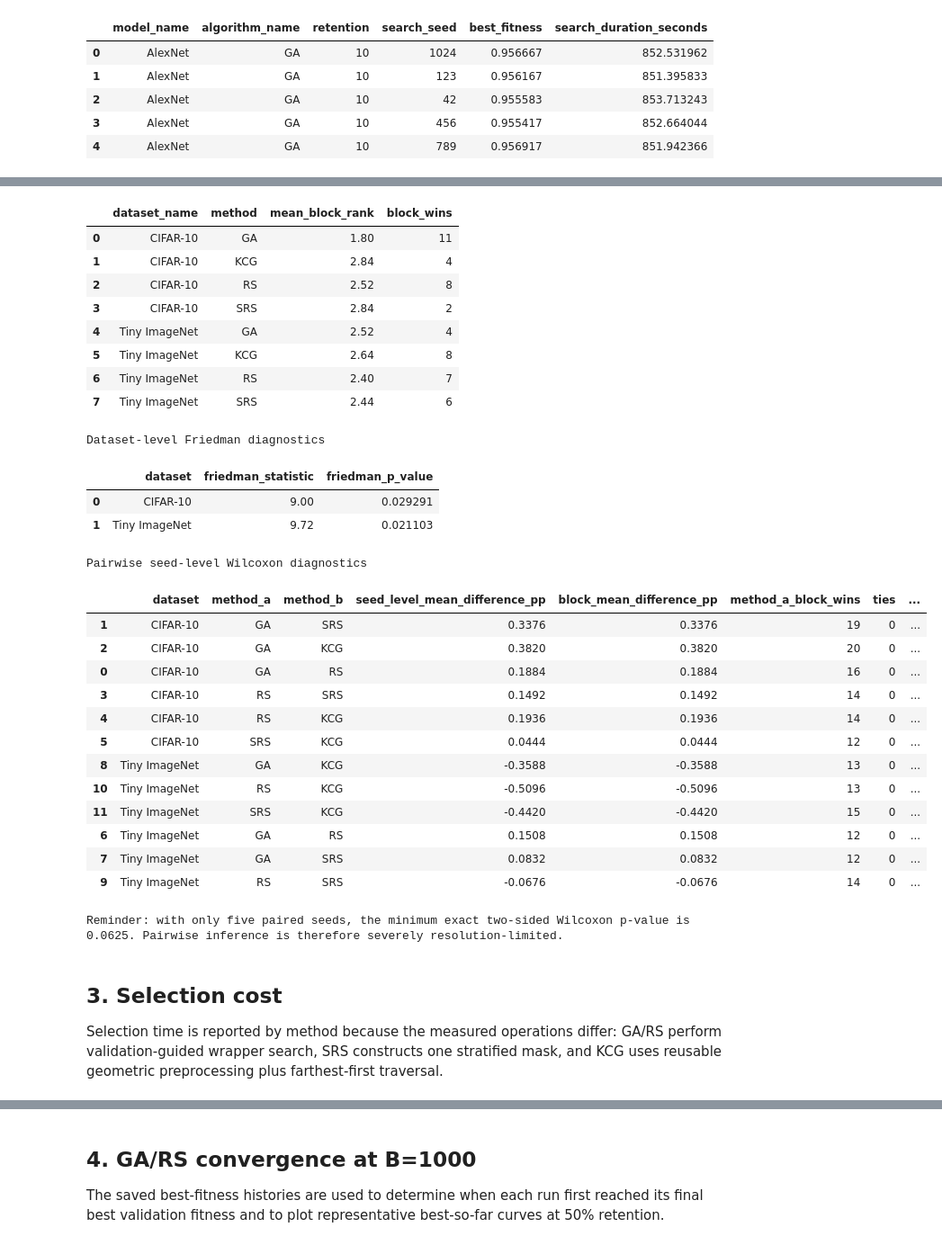
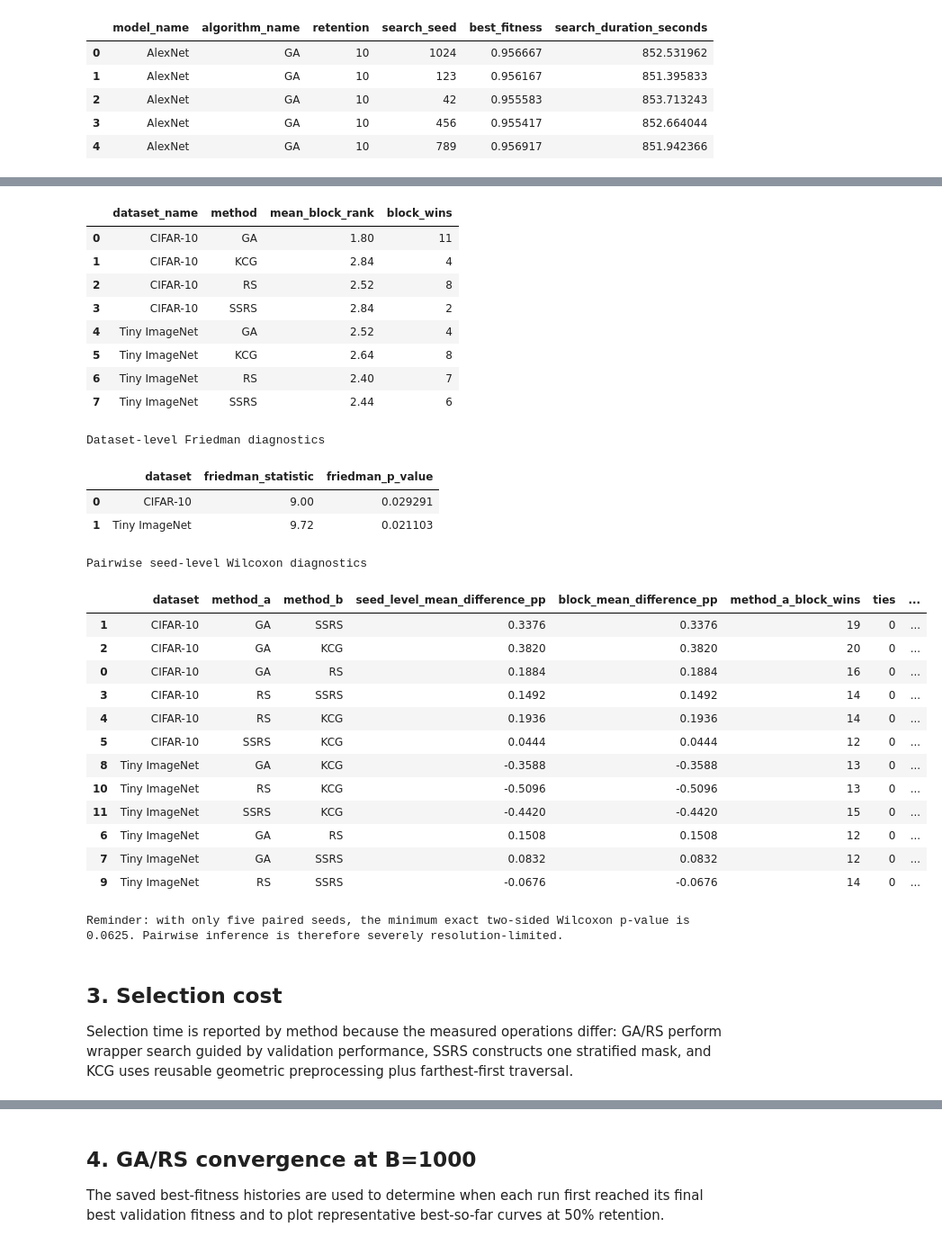
Before and after one commit to jmarg6/TFM, a Jupyter notebook: notebooks/final_results_analysis.ipynb, the cells around one changed output, grey strips where cells are left out. Shown at 90% size. Drawn from its saved outputs; the diff is of its cells as text; code cells hidden in the pictures.

```diff
--- a/notebooks/final_results_analysis.ipynb
+++ b/notebooks/final_results_analysis.ipynb
@@ -45,7 +45,7 @@ DATASET_NAMES = {
 
 PRELIMINARY_MODEL_NAMES = {
     "alexnet": "AlexNet",
-    "resnext": "ResNeXt",
+    "resnext": "ResNeXt-50",
     "efficientnetv2": "EfficientNetV2-S",
     "swintransformer": "Swin-T",
 }
@@ -57,10 +57,12 @@ PRELIMINARY_ALGORITHM_NAMES = {
     "MEM": "MA",
 }
 
+# Archived result files use the raw algorithm code "SRS"; the thesis
+# terminology is "SSRS" (Single Stratified Random Sample).
 MAIN_METHOD_NAMES = {
     "GEN": "GA",
     "RS": "RS",
-    "SRS": "SRS",
+    "SRS": "SSRS",
     "KCG": "KCG",
 }
 
@@ -643,7 +645,7 @@ if not (expected_blocks == 5).all():
         "contain exactly five seeds."
     )
 
-full_test_df["method"] = "Full"
+full_test_df["method"] = "100% base training"
 full_test_df["retention"] = 100
 full_test_df["dataset_name"] = full_test_df["dataset"].map(
     DATASET_NAMES
@@ -784,7 +786,7 @@ for dataset_code, dataset_name in DATASET_NAMES.items():
 
     plt.figure(figsize=(7.2, 4.2))
 
-    for method in ["GA", "RS", "SRS", "KCG"]:
+    for method in ["GA", "RS", "SSRS", "KCG"]:
         method_data = dataset_results[
             dataset_results["method"] == method
         ].sort_values("retention")
@@ -804,7 +806,7 @@ for dataset_code, dataset_name in DATASET_NAMES.items():
     plt.axhline(
         baseline_mean,
         linestyle="--",
-        label="Full data",
+        label="100% base training",
     )
     plt.axhspan(
         baseline_mean - baseline_std,
@@ -812,7 +814,7 @@ for dataset_code, dataset_name in DATASET_NAMES.items():
         alpha=0.10,
     )
 
-    plt.xlabel("Retained base-training data (%)")
+    plt.xlabel("Retained base training data (%)")
     plt.ylabel("Held-out test accuracy (%)")
     plt.xticks(RETENTIONS)
     plt.legend()
@@ -832,5 +834,5 @@ Saved: c:\Users\Juan Manuel\Desktop\tfm\analysis_outputs\figures\tinyimagenet_te
 # %%
-# Paired comparison with the 100% baseline
+# Paired comparison with the 100% base training baseline
 
 baseline_by_seed = full_test_df[
     [
@@ -896,7 +898,7 @@ efficiency_table = (
 display(efficiency_table.round(3))
 
 efficiency_table.to_csv(
-    TABLES_DIR / "main_efficiency_vs_full.csv",
+    TABLES_DIR / "main_efficiency_vs_base_training.csv",
     index=False,
 )
 
@@ -910,7 +912,7 @@ for dataset_name in DATASET_NAMES.values():
 
     plt.figure(figsize=(7.2, 4.2))
 
-    for method in ["GA", "RS", "SRS", "KCG"]:
+    for method in ["GA", "RS", "SSRS", "KCG"]:
         method_data = dataset_efficiency[
             dataset_efficiency["method"] == method
         ].sort_values("retention")
@@ -925,8 +927,8 @@ for dataset_name in DATASET_NAMES.values():
         )
 
     plt.axhline(0, linestyle="--")
-    plt.xlabel("Retained base-training data (%)")
-    plt.ylabel("Final-time reduction vs. full data (%)")
+    plt.xlabel("Retained base training data (%)")
+    plt.ylabel("Final time reduction vs. 100% base training (%)")
     plt.xticks(RETENTIONS)
     plt.legend()
     plt.tight_layout()
@@ -1018,7 +1020,7 @@ for dataset_code, dataset_name in DATASET_NAMES.items():
             columns="method",
             values="seed_mean_accuracy",
         )
-        [["GA", "RS", "SRS", "KCG"]]
+        [["GA", "RS", "SSRS", "KCG"]]
     )
 
     friedman = stats.friedmanchisquare(
@@ -1114,52 +1116,52 @@ display(
 )
 
 main_statistics.to_csv(
     TABLES_DIR / "main_friedman_statistics.csv",
     index=False,
 )
 main_pairwise.to_csv(
     TABLES_DIR / "main_pairwise_statistics.csv",
     index=False,
 )
 
 print(
     "Reminder: with only five paired seeds, the minimum exact two-sided "
     "Wilcoxon p-value is 0.0625. Pairwise inference is therefore severely "
     "resolution-limited."
 )
 # %% [output]
 |  | dataset_name | method | mean_block_rank | block_wins |
 | 0 | CIFAR-10 | GA | 1.80 | 11 |
 | 1 | CIFAR-10 | KCG | 2.84 | 4 |
 | 2 | CIFAR-10 | RS | 2.52 | 8 |
-| 3 | CIFAR-10 | SRS | 2.84 | 2 |
+| 3 | CIFAR-10 | SSRS | 2.84 | 2 |
 | 4 | Tiny ImageNet | GA | 2.52 | 4 |
 | 5 | Tiny ImageNet | KCG | 2.64 | 8 |
 | 6 | Tiny ImageNet | RS | 2.40 | 7 |
-| 7 | Tiny ImageNet | SRS | 2.44 | 6 |
+| 7 | Tiny ImageNet | SSRS | 2.44 | 6 |
 Dataset-level Friedman diagnostics
 |  | dataset | friedman_statistic | friedman_p_value |
 | 0 | CIFAR-10 | 9.00 | 0.029291 |
 | 1 | Tiny ImageNet | 9.72 | 0.021103 |
 Pairwise seed-level Wilcoxon diagnostics
 |  | dataset | method_a | method_b | seed_level_mean_difference_pp | block_mean_difference_pp | method_a_block_wins | ties | ... |
-| 1 | CIFAR-10 | GA | SRS | 0.3376 | 0.3376 | 19 | 0 | ... |
+| 1 | CIFAR-10 | GA | SSRS | 0.3376 | 0.3376 | 19 | 0 | ... |
 | 2 | CIFAR-10 | GA | KCG | 0.3820 | 0.3820 | 20 | 0 | ... |
 | 0 | CIFAR-10 | GA | RS | 0.1884 | 0.1884 | 16 | 0 | ... |
-| 3 | CIFAR-10 | RS | SRS | 0.1492 | 0.1492 | 14 | 0 | ... |
+| 3 | CIFAR-10 | RS | SSRS | 0.1492 | 0.1492 | 14 | 0 | ... |
 | 4 | CIFAR-10 | RS | KCG | 0.1936 | 0.1936 | 14 | 0 | ... |
-| 5 | CIFAR-10 | SRS | KCG | 0.0444 | 0.0444 | 12 | 0 | ... |
+| 5 | CIFAR-10 | SSRS | KCG | 0.0444 | 0.0444 | 12 | 0 | ... |
 | 8 | Tiny ImageNet | GA | KCG | -0.3588 | -0.3588 | 13 | 0 | ... |
 | 10 | Tiny ImageNet | RS | KCG | -0.5096 | -0.5096 | 13 | 0 | ... |
-| 11 | Tiny ImageNet | SRS | KCG | -0.4420 | -0.4420 | 15 | 0 | ... |
+| 11 | Tiny ImageNet | SSRS | KCG | -0.4420 | -0.4420 | 15 | 0 | ... |
 | 6 | Tiny ImageNet | GA | RS | 0.1508 | 0.1508 | 12 | 0 | ... |
-| 7 | Tiny ImageNet | GA | SRS | 0.0832 | 0.0832 | 12 | 0 | ... |
-| 9 | Tiny ImageNet | RS | SRS | -0.0676 | -0.0676 | 14 | 0 | ... |
+| 7 | Tiny ImageNet | GA | SSRS | 0.0832 | 0.0832 | 12 | 0 | ... |
+| 9 | Tiny ImageNet | RS | SSRS | -0.0676 | -0.0676 | 14 | 0 | ... |
 Reminder: with only five paired seeds, the minimum exact two-sided Wilcoxon p-value is 0.0625. Pairwise inference is therefore severely resolution-limited.
 # %% [markdown]
 ## 3. Selection cost
 
-Selection time is reported by method because the measured operations differ: GA/RS perform validation-guided wrapper search, SRS constructs one stratified mask, and KCG uses reusable geometric preprocessing plus farthest-first traversal.
+Selection time is reported by method because the measured operations differ: GA/RS perform wrapper search guided by validation performance, SSRS constructs one stratified mask, and KCG uses reusable geometric preprocessing plus farthest-first traversal.
 # %%
 # GA/RS search cost
 
```
Also changed, not shown: parts of 10 cells of this notebook, 21 other files.
